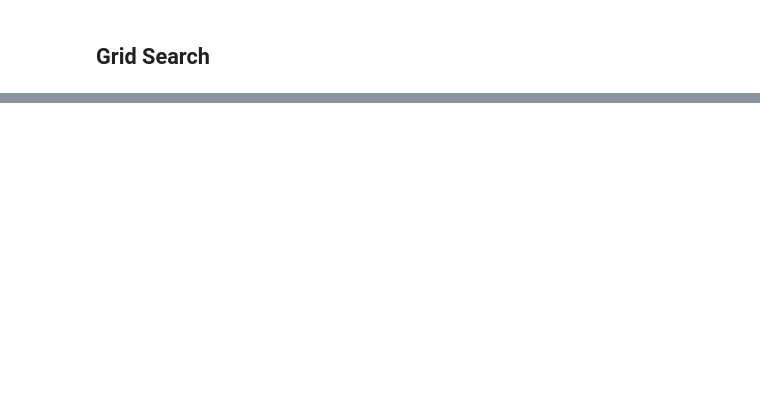
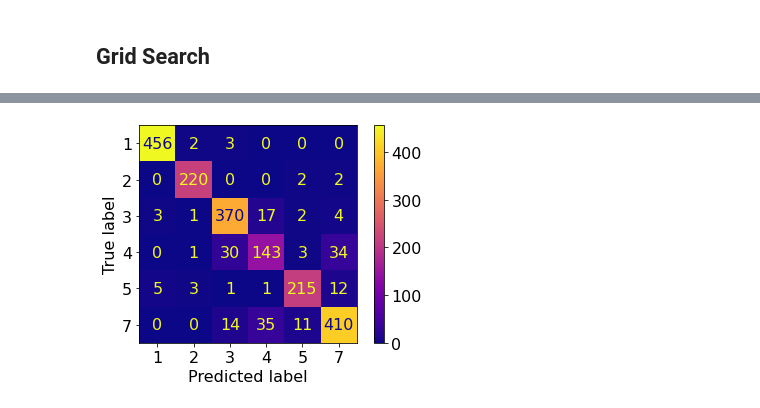
Before and after one commit to jstodd867/landsat-classification, a Jupyter notebook: Capstone_2_Landsat.ipynb, the cells around one changed output, grey strips where cells are left out. Saved outputs shown, nothing was run; the diff lists cells and outputs as text; code cells hidden in the pictures; blank space fills up the shorter version.

```diff
--- a/Capstone_2_Landsat.ipynb
+++ b/Capstone_2_Landsat.ipynb
@@ -343,7 +345,7 @@ Baseline Model Accuracy: 0.7641488162344983
 from sklearn.ensemble import RandomForestClassifier
 from sklearn.datasets import make_classification
 
-clf = RandomForestClassifier(max_depth=10, random_state=0)
+clf = RandomForestClassifier(n_estimators=100, max_depth=50, random_state=0, class_weight='balanced')
 clf.fit(X_train, y_train)
 y_trn_rf = clf.predict(X_train)
 print(f'Train Accuracy: {accuracy_score(y_train, y_trn_rf)}')
@@ -438,0 +444,5 @@ grid_result = grid.fit(X_trn_scaled, y_trn_1hot)
+# %%
+def plot_cm(y_test, yhat, classes, ax=None):
+    # Confusion Matrix
+    conf_mx = confusion_matrix(y_test, yhat, labels=classes)
+    cm_display = ConfusionMatrixDisplay(conf_mx, display_labels=classes).plot(cmap='plasma', ax=ax)
@@ -438,0 +451,6 @@ grid_result = grid.fit(X_trn_scaled, y_trn_1hot)
+# %%
+rf_param_grid = dict(n_estimators=[10, 50, 100, 150, 200], min_samples_split=np.arange(2,10,2),
+    min_samples_leaf=np.arange(1,10,2), max_depth = np.arange(10,100,10),
+    class_weight=['balanced', 'balanced_subsample'])
+grid = GridSearchCV(estimator=clf, param_grid=rf_param_grid, n_jobs=-1, cv=5,scoring='f1_weighted')
+rf_grid_result = grid.fit(X_train, y_train)
@@ -438,0 +473,4 @@ grid_result = grid.fit(X_trn_scaled, y_trn_1hot)
+# %%
+plot_cm(y_test, y_rf, rf_grid_result.best_estimator_.classes_)
+# %% [output]
+[figure, added]
```
Also changed, not shown: parts of 50 cells of this notebook, 17 other files.
